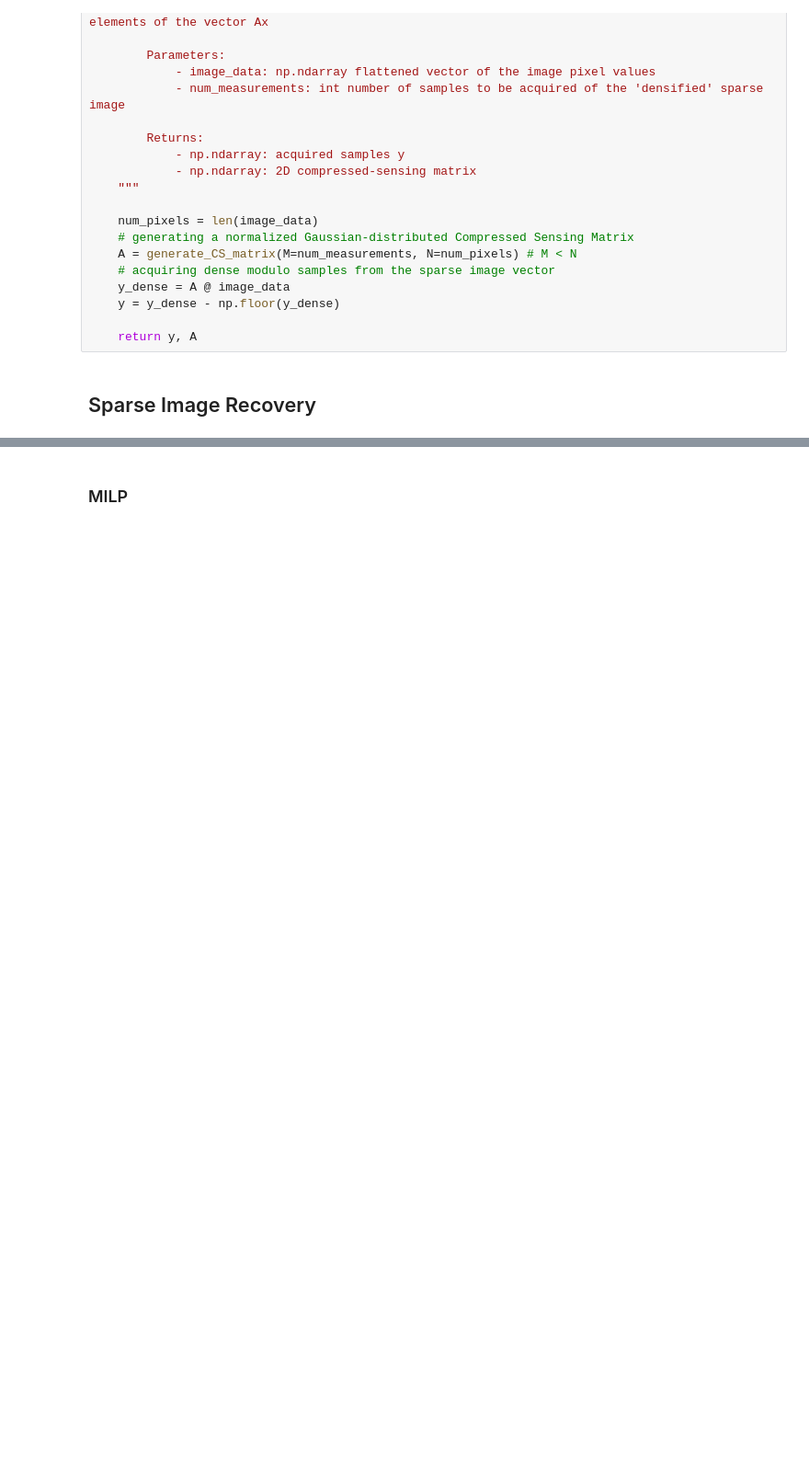
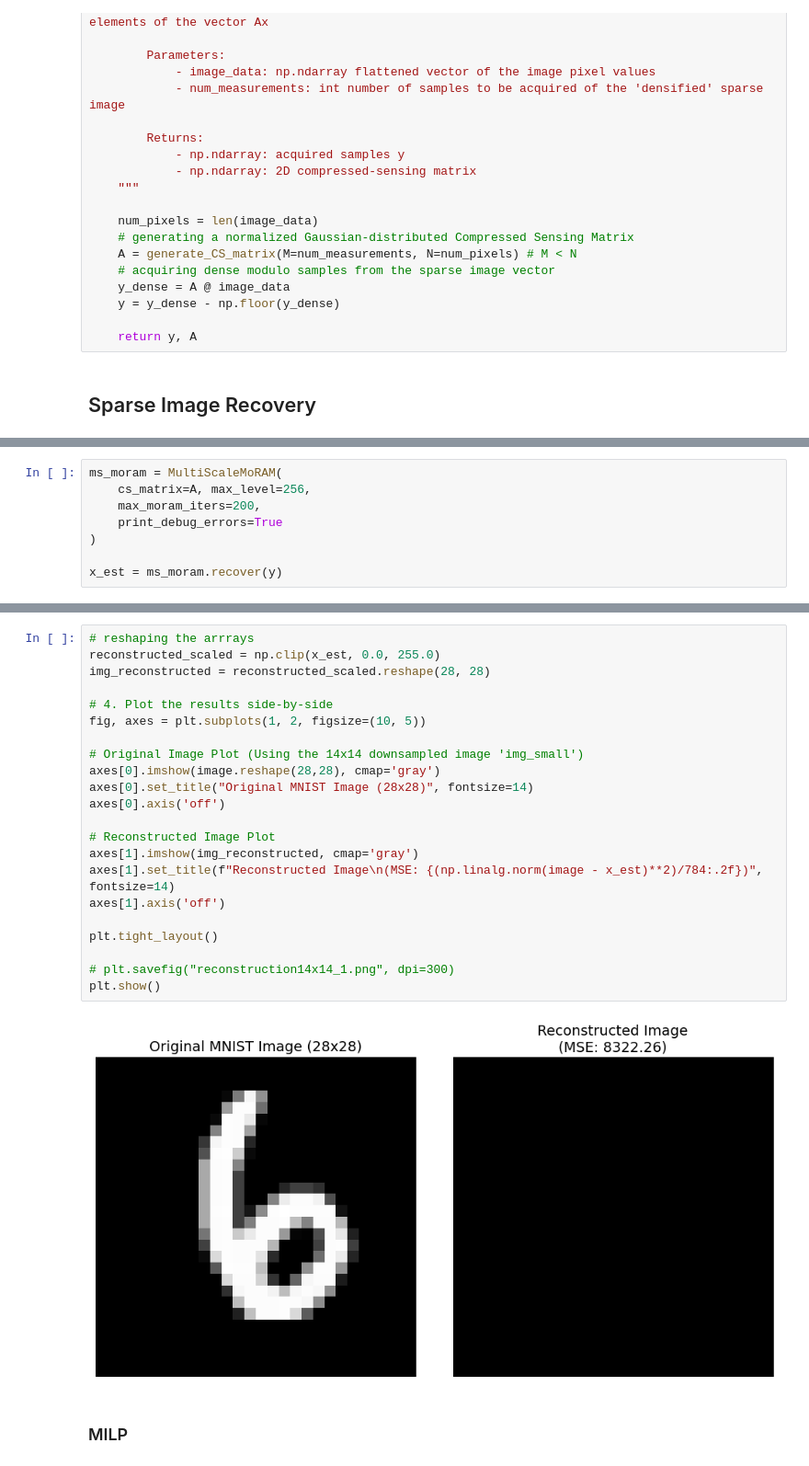
Before and after one commit to mchat0018/modulo-image-compression, a Jupyter notebook: modulo_cs.ipynb, the cells around one changed output, grey strips where cells are left out. Shown at 92% size. Saved outputs shown, nothing was run; the diff lists cells and outputs as text; blank space fills up the shorter version.

```diff
--- a/modulo_cs.ipynb
+++ b/modulo_cs.ipynb
@@ -95,0 +99,8 @@ plt.show()
+# %%
+ms_moram = MultiScaleMoRAM(
+    cs_matrix=A, max_level=256,
+    max_moram_iters=200,
+    print_debug_errors=True
+)
+
+x_est = ms_moram.recover(y)
@@ -96,3 +117,27 @@ plt.show()
+# %%
+# reshaping the arrrays
+reconstructed_scaled = np.clip(x_est, 0.0, 255.0)
+img_reconstructed = reconstructed_scaled.reshape(28, 28)
+
+# 4. Plot the results side-by-side
+fig, axes = plt.subplots(1, 2, figsize=(10, 5))
+
+# Original Image Plot (Using the 14x14 downsampled image 'img_small')
+axes[0].imshow(image.reshape(28,28), cmap='gray')
+axes[0].set_title("Original MNIST Image (28x28)", fontsize=14)
+axes[0].axis('off')
+
+# Reconstructed Image Plot
+axes[1].imshow(img_reconstructed, cmap='gray')
+axes[1].set_title(f"Reconstructed Image\n(MSE: {(np.linalg.norm(image - x_est)**2)/784:.2f})", fontsize=14)
+axes[1].axis('off')
+
+plt.tight_layout()
+
+# plt.savefig("reconstruction14x14_1.png", dpi=300)
+plt.show()
+# %% [output]
+[figure, added]
 # %% [markdown]
 ### MILP
 # %%
```
Also changed, not shown: parts of 8 cells of this notebook, 1 other file.
